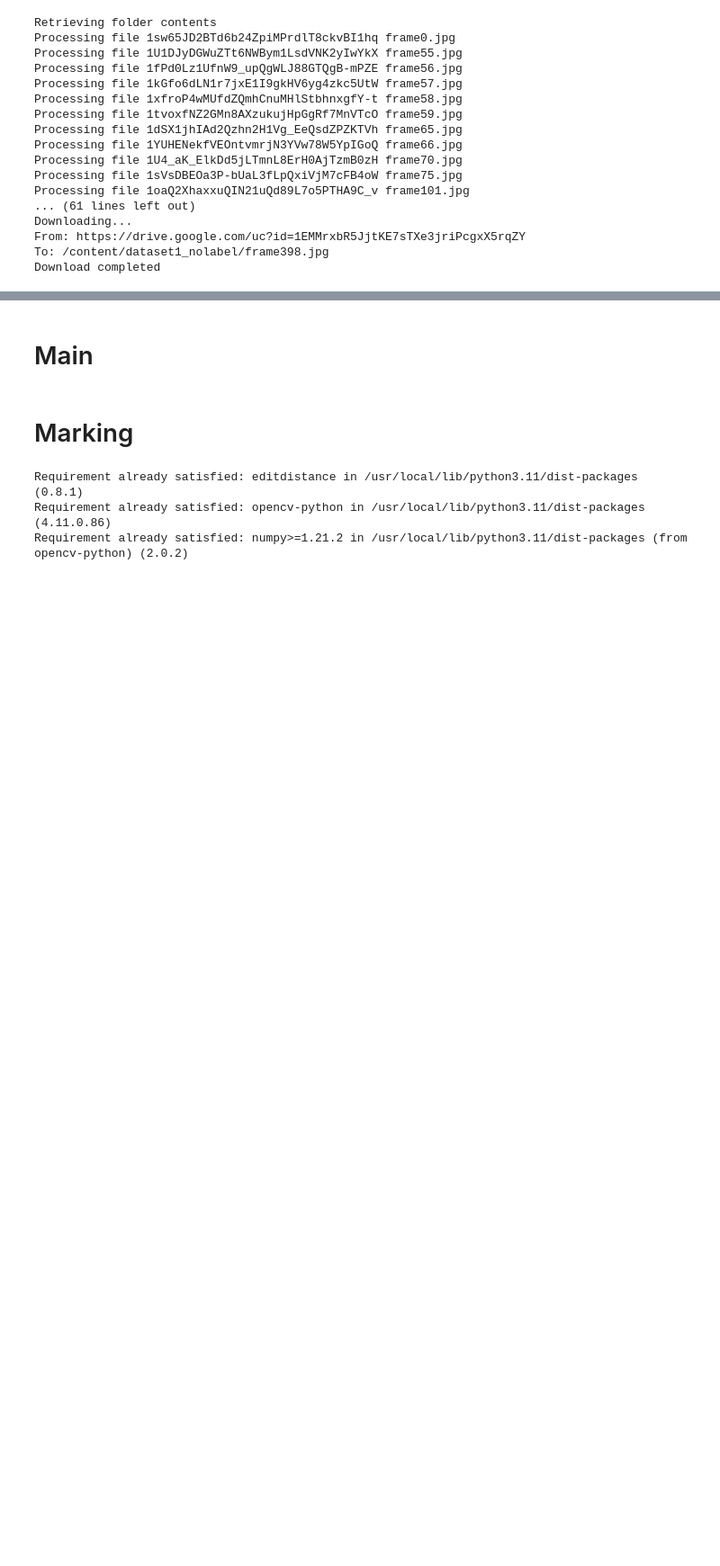
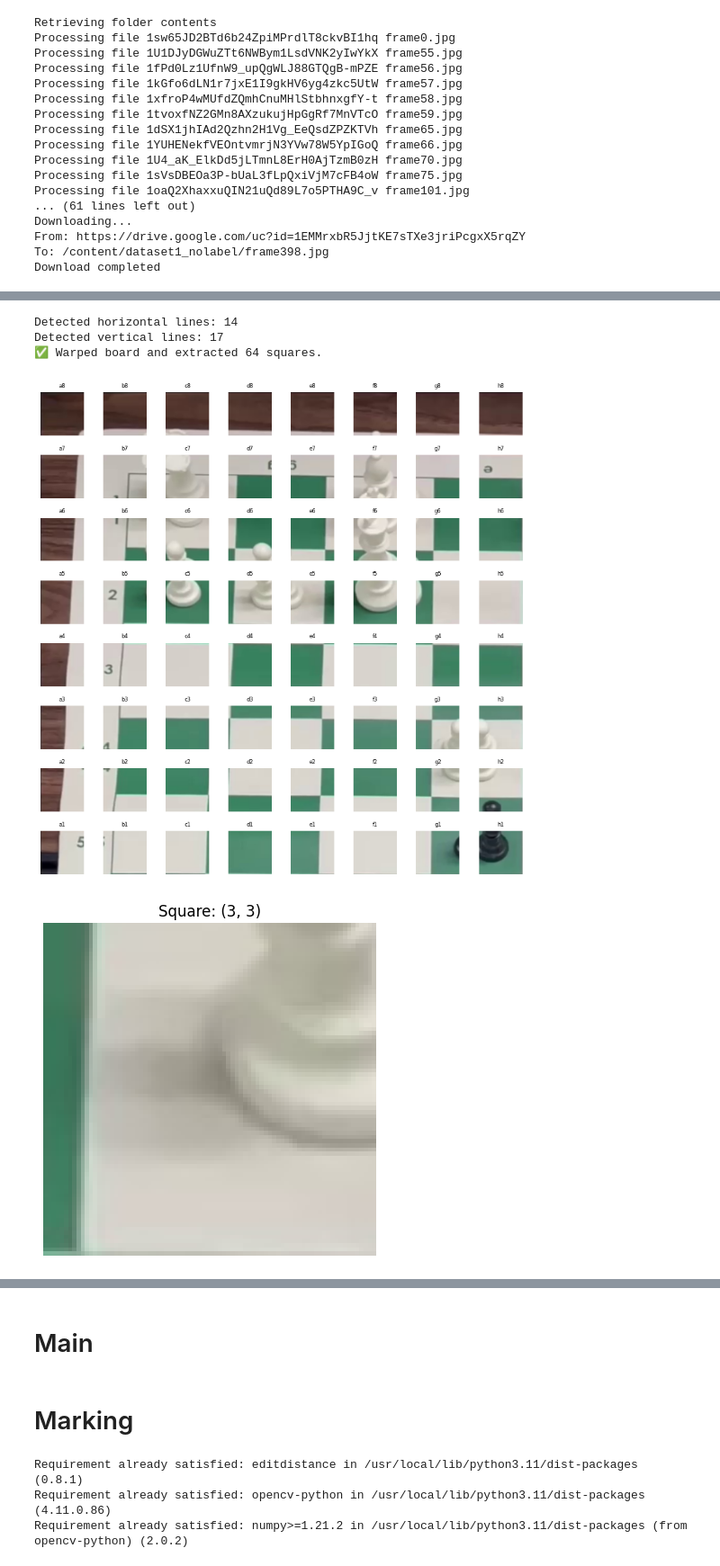
Before and after one commit to FadeZx/DT-467_ChessMoveTracking, a Jupyter notebook: 2_2024_DT_467_ChessMove.ipynb, the cells around one changed output, grey strips where cells are left out. Shown at 90% size. Drawn from its saved outputs; the diff is of its cells as text; code cells hidden in the pictures; blank space fills up the shorter version.

```diff
--- a/2_2024_DT_467_ChessMove.ipynb
+++ b/2_2024_DT_467_ChessMove.ipynb
@@ -207,3 +325,44 @@ Progress: |███████████████████████
+# %%
+warped_board, squares = extract_chessboard_squares(img_corrected)
+
+if warped_board is not None:
+    print("✅ Warped board and extracted 64 squares.")
+    # Example: show a square
+    import matplotlib.pyplot as plt
+    fig, axes = plt.subplots(8, 8, figsize=(8, 8))
+    debug_imgs = visualize_chessboard_processing(img_corrected)
+    # Show step-by-step debug images
+    for name, img in debug_imgs.items():
+        plt.figure(figsize=(6, 6))
+        if len(img.shape) == 2:  # grayscale
+            plt.imshow(img, cmap='gray')
+        else:  # BGR image
+            plt.imshow(cv2.cvtColor(img, cv2.COLOR_BGR2RGB))
+        plt.title(name)
+        plt.axis("off")
+        plt.show()
+
+    for (row, col), square in squares:
+        ax = axes[row, col]
+        ax.imshow(cv2.cvtColor(square, cv2.COLOR_BGR2RGB))
+        ax.set_title(f"{chr(ord('a')+col)}{8-row}", fontsize=6)
+        ax.axis("off")
+    plt.tight_layout()
+    plt.show()
+
+
+    plt.imshow(cv2.cvtColor(squares[27][1], cv2.COLOR_BGR2RGB))  # e4
+    plt.title(f"Square: {squares[27][0]}")
+    plt.axis("off")
+    plt.show()
+else:
+    print("❌ Could not extract board squares.")
+# %% [output]
+Detected horizontal lines: 14
+Detected vertical lines: 17
+✅ Warped board and extracted 64 squares.
+[figure, added]
+[figure, added]
 # %%
 def filter_lines_by_angle(lines, angle_range):
     """Filter lines by angle in degrees."""
```
Also changed, not shown: parts of 6 cells of this notebook.
